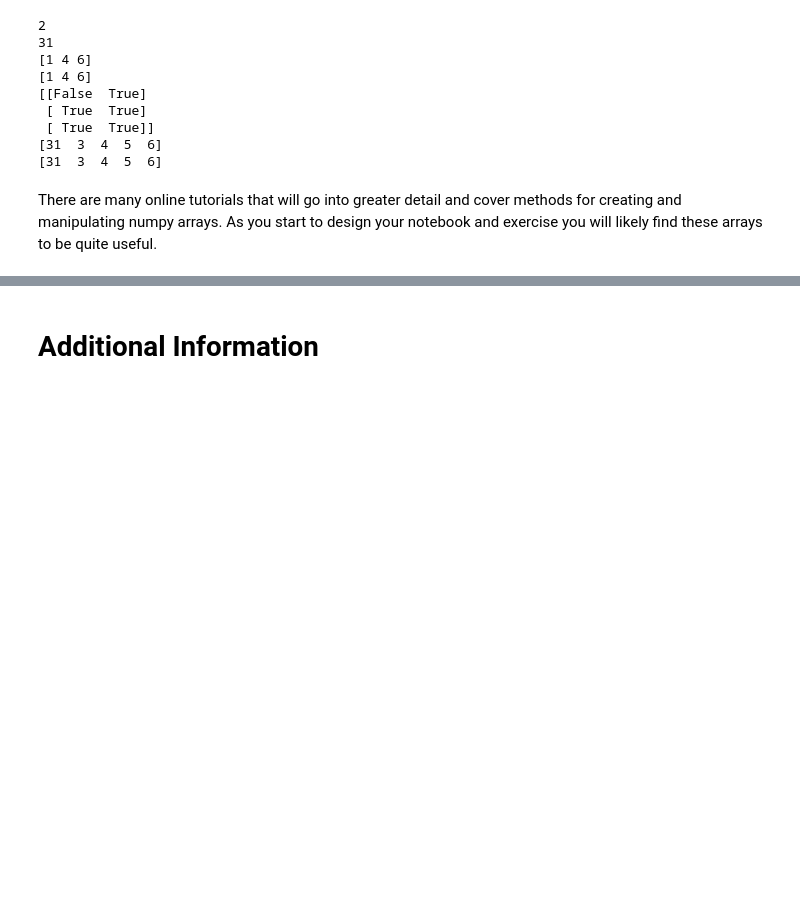
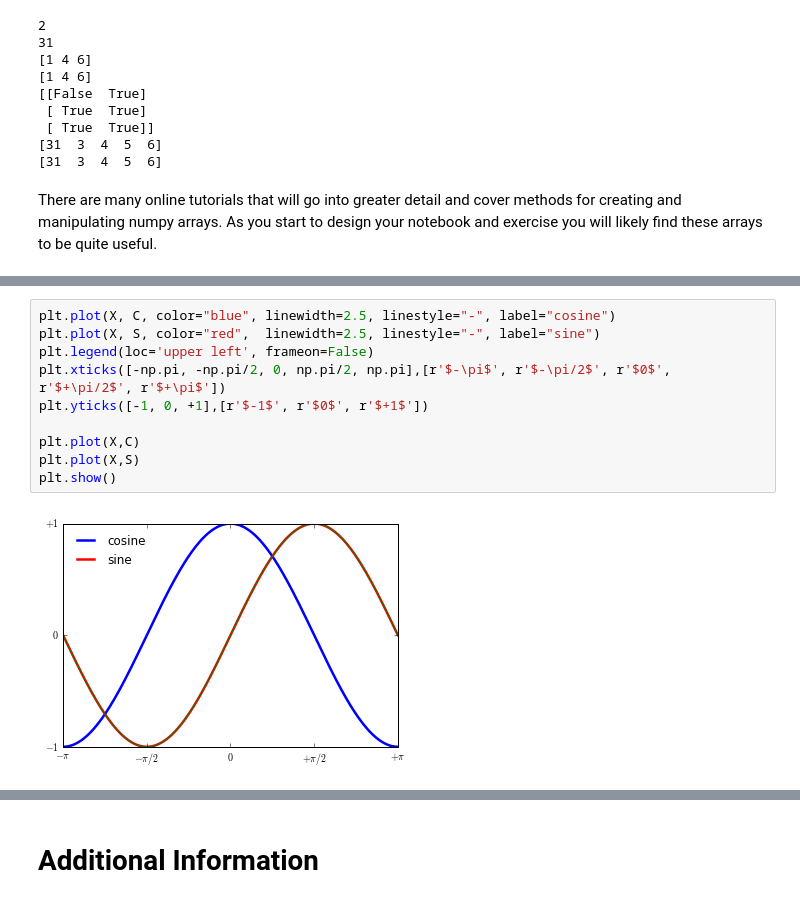
Before and after one commit to ptalou/FIESTA, a Jupyter notebook: tutorial.ipynb, the cells around one changed output, grey strips where cells are left out. Cells and saved outputs as stored; diff of their text form; blank space fills up the shorter version.

```diff
--- a/tutorial.ipynb
+++ b/tutorial.ipynb
@@ -304,0 +334,12 @@ There are many online tutorials that will go into greater detail and cover metho
+# %%
+plt.plot(X, C, color="blue", linewidth=2.5, linestyle="-", label="cosine")
+plt.plot(X, S, color="red",  linewidth=2.5, linestyle="-", label="sine")
+plt.legend(loc='upper left', frameon=False)
+plt.xticks([-np.pi, -np.pi/2, 0, np.pi/2, np.pi],[r'$-\pi$', r'$-\pi/2$', r'$0$', r'$+\pi/2$', r'$+\pi$'])
+plt.yticks([-1, 0, +1],[r'$-1$', r'$0$', r'$+1$'])
+
+plt.plot(X,C)
+plt.plot(X,S)
+plt.show()
+# %% [output]
+[figure, added]
```
Also changed, not shown: parts of 9 cells of this notebook.
